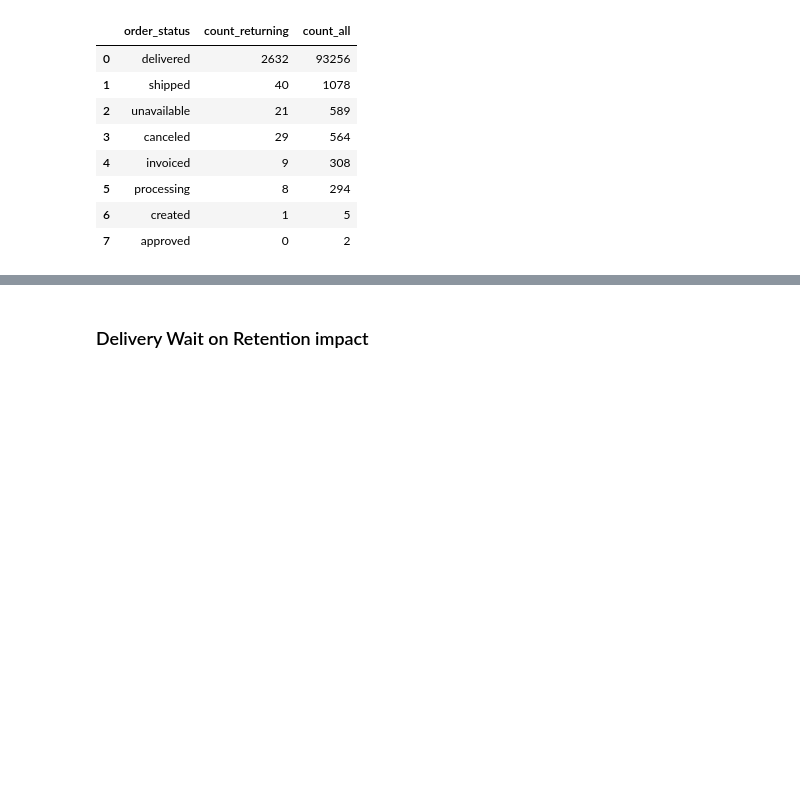
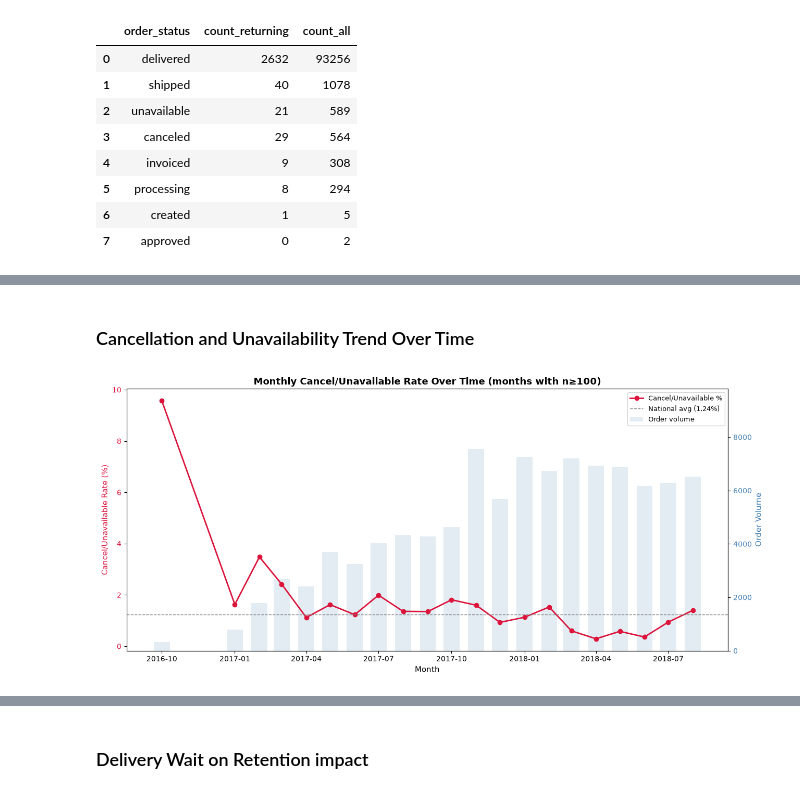
Before and after one commit to henrynasr/Olist-Data-Analysis, a Jupyter notebook: olist_analysis.ipynb, the cells around one changed output, grey strips where cells are left out. Drawn from its saved outputs; the diff is of its cells as text; code cells hidden in the pictures; blank space fills up the shorter version.

```diff
--- a/olist_analysis.ipynb
+++ b/olist_analysis.ipynb
@@ -659,0 +933,66 @@ Before trusting the table above, we checked whether any cancelled or unavailable
+# %% [markdown]
+### Cancellation and Unavailability Trend Over Time
+# %%
+import pandas as pd
+import matplotlib.pyplot as plt
+
+query = """
+with status_flagged as (
+    select
+        date_trunc('month', o.order_purchase_timestamp) as order_month,
+        case when o.order_status not in ('canceled', 'unavailable') then 0 else 1 end as is_cancelled,
+        count(*) as order_count
+    from orders o
+    group by 1, 2
+)
+select
+    order_month,
+    round(100.0 * sum(case when is_cancelled = 1 then order_count else 0 end) / sum(order_count), 2) as cancel_unavailable_pct,
+    sum(order_count) as order_count
+from status_flagged
+group by order_month
+order by order_month;
+"""
+
+df = pd.read_sql(query, engine)
+df['order_month'] = pd.to_datetime(df['order_month'])
+
+# drop low-volume edge months (dataset boundary noise, not real signal)
+df_plot = df[df['order_count'] >= 100].copy()
+
+fig, ax1 = plt.subplots(figsize=(13, 6))
+
+# cancel rate line
+ax1.plot(df_plot['order_month'], df_plot['cancel_unavailable_pct'],
+         color='crimson', marker='o', linewidth=2, label='Cancel/Unavailable %')
+ax1.set_ylabel('Cancel/Unavailable Rate (%)', color='crimson', fontsize=11)
+ax1.tick_params(axis='y', labelcolor='crimson')
+ax1.set_xlabel('Month', fontsize=11)
+
+# national avg reference line
+nat_avg = 1234 / 99441 * 100
+ax1.axhline(nat_avg, color='gray', linestyle='--', linewidth=1,
+            label=f'National avg ({nat_avg:.2f}%)')
+
+# order volume as background bars (second axis, for context)
+ax2 = ax1.twinx()
+ax2.bar(df_plot['order_month'], df_plot['order_count'],
+        width=20, alpha=0.15, color='steelblue', label='Order volume')
+ax2.set_ylabel('Order Volume', color='steelblue', fontsize=11)
+ax2.tick_params(axis='y', labelcolor='steelblue')
+ax2.set_ylim(0, df_plot['order_count'].max() * 1.3)
+
+ax1.set_title('Monthly Cancel/Unavailable Rate Over Time (months with n≥100)',
+              fontsize=13, fontweight='bold')
+ax1.set_zorder(ax2.get_zorder() + 1)
+ax1.patch.set_visible(False)
+
+# combine legends
+l1, lab1 = ax1.get_legend_handles_labels()
+l2, lab2 = ax2.get_legend_handles_labels()
+ax1.legend(l1 + l2, lab1 + lab2, loc='upper right', fontsize=9)
+
+plt.tight_layout()
+plt.show()
+# %% [output]
+[figure, added]
```
Also changed, not shown: parts of 29 cells of this notebook.
